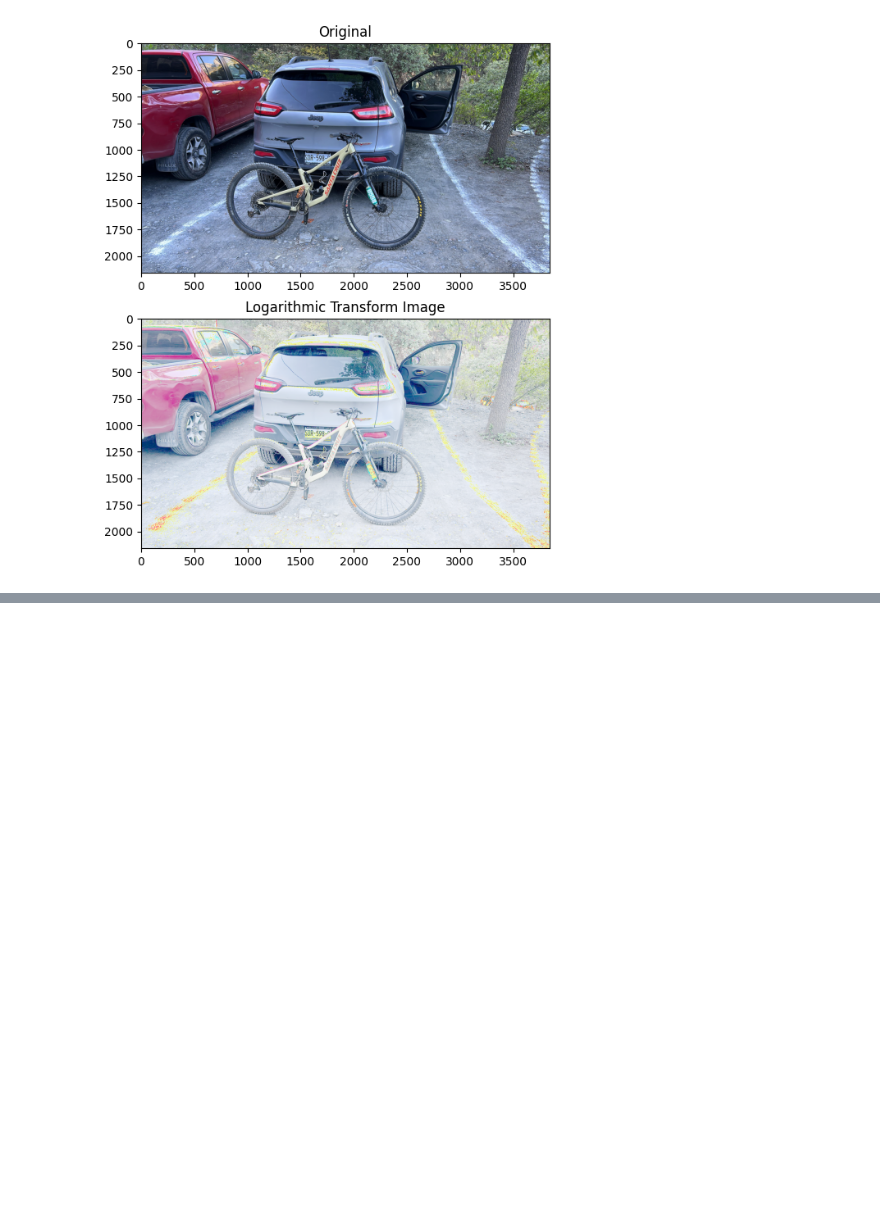
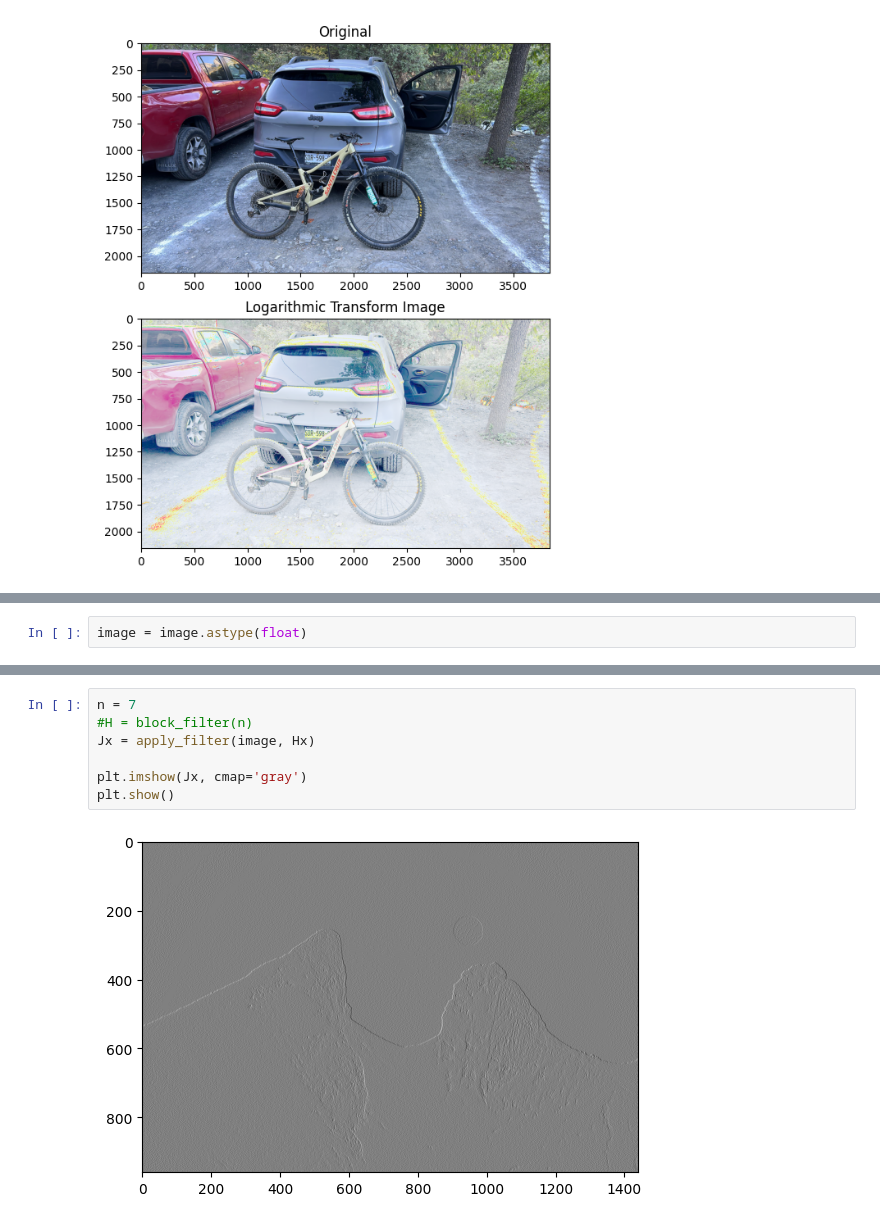
Before and after one commit to emm-gl/Vision, a Jupyter notebook: Vision_Notebook.ipynb, the cells around one changed output, grey strips where cells are left out. Cells and saved outputs as stored; diff of their text form; blank space fills up the shorter version.

```diff
--- a/Vision_Notebook.ipynb
+++ b/Vision_Notebook.ipynb
@@ -188,0 +249,2 @@ plt.show()
+# %%
+image = image.astype(float)
@@ -188,0 +261,9 @@ plt.show()
+# %%
+n = 7
+#H = block_filter(n)
+Jx = apply_filter(image, Hx)
+
+plt.imshow(Jx, cmap='gray')
+plt.show()
+# %% [output]
+[figure, added]
```
Also changed, not shown: parts of 13 cells of this notebook.
